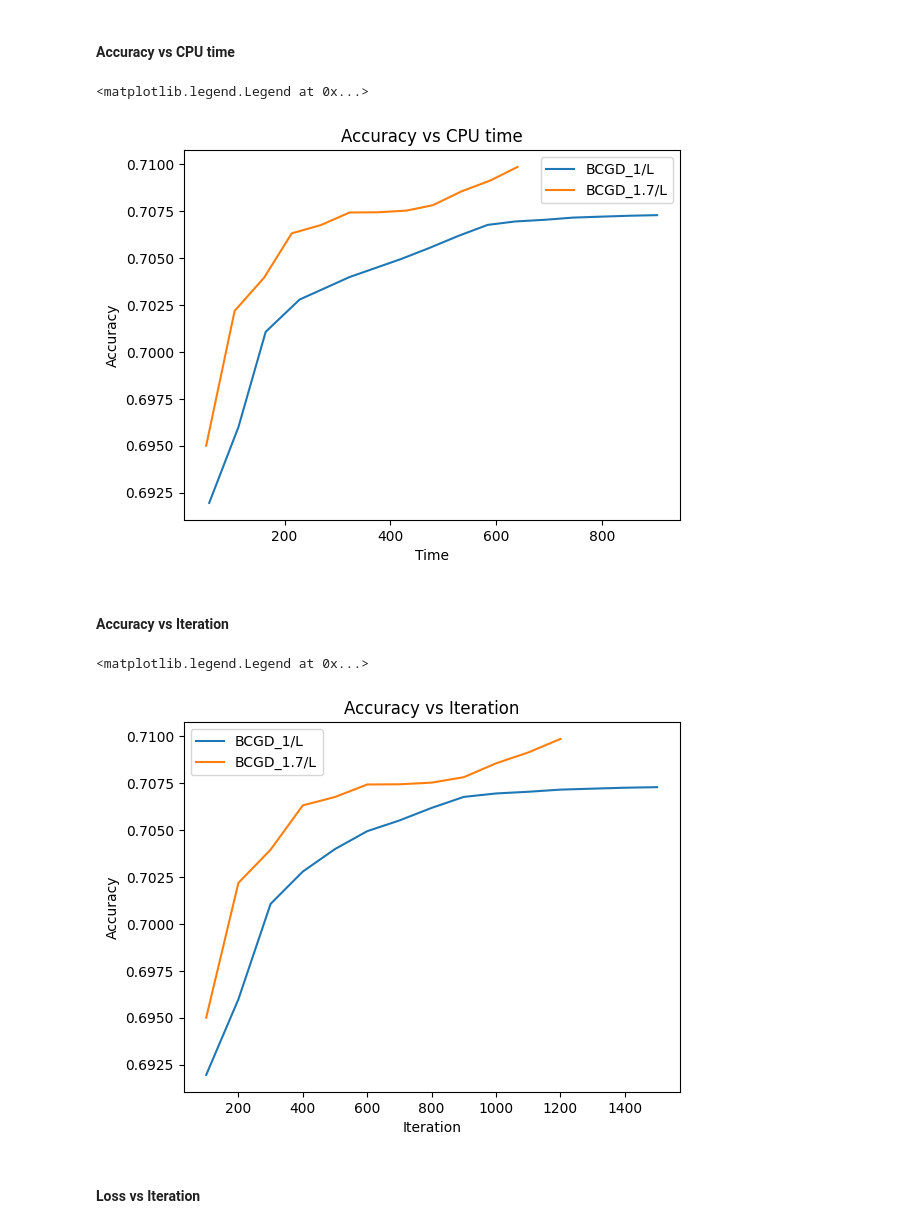
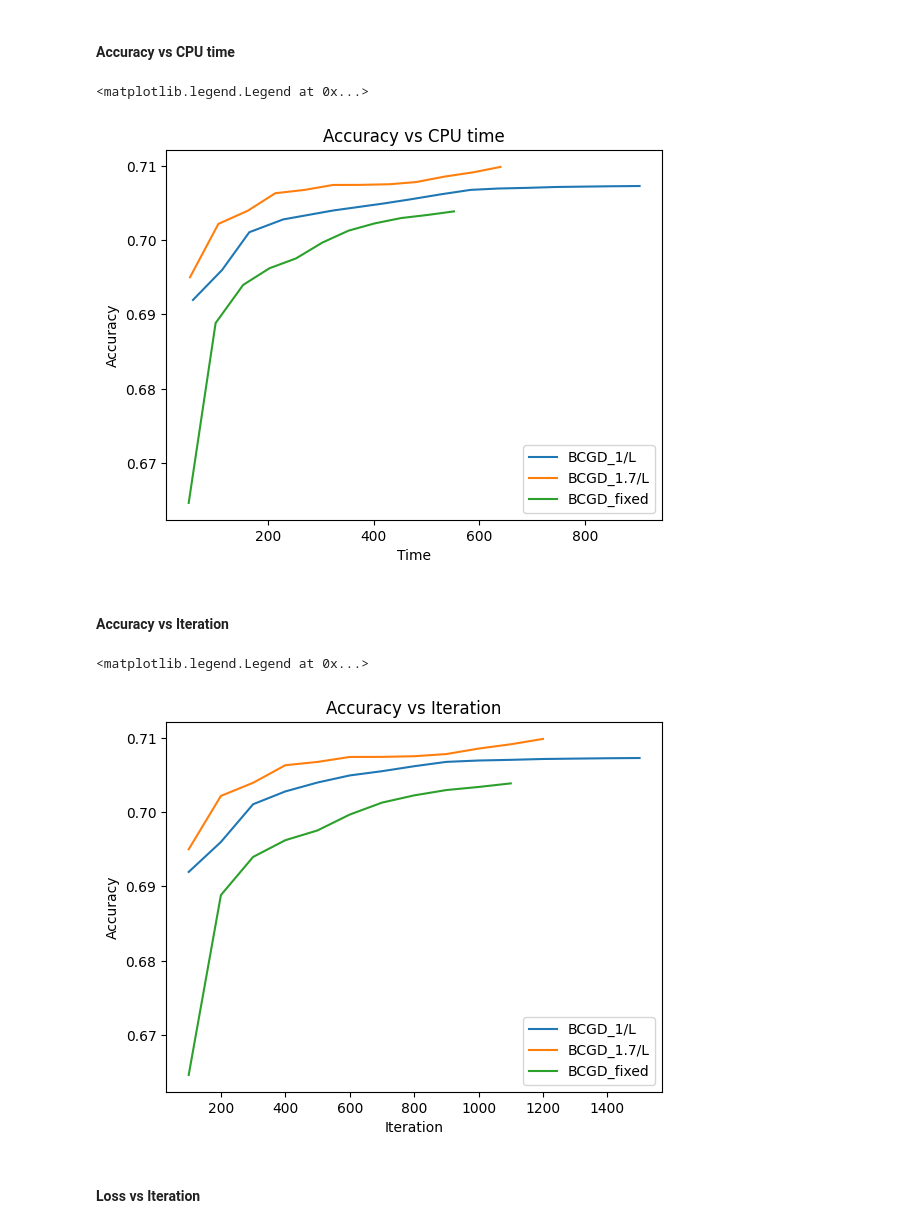
Before and after one commit to l-yunxi/optimisation-multiclass-regression, a Jupyter notebook: homework_optimization.ipynb, the cells around one changed output. Drawn from its saved outputs; the diff is of its cells as text; code cells hidden in the pictures.

```diff
--- a/homework_optimization.ipynb
+++ b/homework_optimization.ipynb
@@ -454,11 +454,12 @@ it2 = 3000
 # 23 between 1e-5 and 1e-4
 tol2 = 23  # 5 that corresponds to 1e-5, because we have sum
 start_point2 = np.zeros((d1, k1))
+learn_rate = 1e-6
 
 # 2 / 464809 ≈ 4.3e-6 on iteration ≈ 10000
 #print(start_point2.sum())
 
-def bcgd(st_point, it, tol, A, b):
+def bcgd(st_point, it, tol, A, b,lr):
     global X_checkpoint
     ################# TIME ###############
     start = time.time()
@@ -472,7 +473,7 @@ def bcgd(st_point, it, tol, A, b):
     scores = A @ x
 
     prev_loss = float('inf')
-    eta = 1.7
+    #eta = 1.7
 
     for i in range(it):
      # if (it % 1500 == 0):
@@ -485,8 +486,8 @@ def bcgd(st_point, it, tol, A, b):
       # if you don`t see the square here it means that google collab deleted it again **2
       L_j = np.linalg.norm(A[:,j])**2 # L_j - Lipschitz constant for block j
 
-      step = eta / L_j * grad[j]  # α_j * f = (1/L_j) * grad
-      #step = lr * grad[j]  # for without L
+      ##step = eta / L_j * grad[j]  # α_j * f = (1/L_j) * grad
+      step = lr * grad[j]  # for without L
       x[j] -= step  # x_j = x[j-1] - α_j * grad
       scores -= np.outer(A[:,j], step) # A[:,j] * step
 
@@ -557,4 +558,4 @@ Iteration 1253: compute_loss(x) = 408937.4561
 Iteration 1254: compute_loss(x) = 408918.1160
 Converged at: 1254
 # %%
-X_BCGD3, acc_bcgd3, times3, iteration_bcgd3, loss3 = bcgd(start_point2, it2, tol2, scal_A_train, b_train)
+X_BCGD3, acc_bcgd3, times3, iteration_bcgd3, loss3 = bcgd(start_point2, it2, tol2, scal_A_train, b_train, learn_rate)
@@ -614,7 +640,7 @@ NameError: name 'times_gd' is not defined
 
 plt.plot(times, acc_bcgd, label = 'BCGD_1/L')
 plt.plot(times2, acc_bcgd2, label = 'BCGD_1.7/L')
-#plt.plot(times3, acc_bcgd3, label = 'BCGD_fixed')
+plt.plot(times3, acc_bcgd3, label = 'BCGD_fixed')
 
 
 plt.xlabel('Time')
@@ -623,21 +649,21 @@ plt.title('Accuracy vs CPU time')
 plt.legend()
 # %% [output]
 <matplotlib.legend.Legend at 0x...>
-[figure, old version]
+[figure, new version]
 # %% [markdown]
 #### Accuracy vs Iteration
 # %%
 plt.plot(iteration_bcgd, acc_bcgd,  label = 'BCGD_1/L')
 plt.plot(iteration_bcgd2, acc_bcgd2,  label = 'BCGD_1.7/L')
-#plt.plot(iteration_bcgd3, acc_bcgd4,  label = 'BCGD_fixed')
+plt.plot(iteration_bcgd3, acc_bcgd3,  label = 'BCGD_fixed')
 
 plt.xlabel('Iteration')
 plt.ylabel('Accuracy')
 plt.title('Accuracy vs Iteration')
 plt.legend()
 # %% [output]
 <matplotlib.legend.Legend at 0x...>
-[figure, old version]
+[figure, new version]
 # %% [markdown]
 #### Loss vs Iteration
 # %%
```
Also changed, not shown: parts of 3 cells of this notebook.
